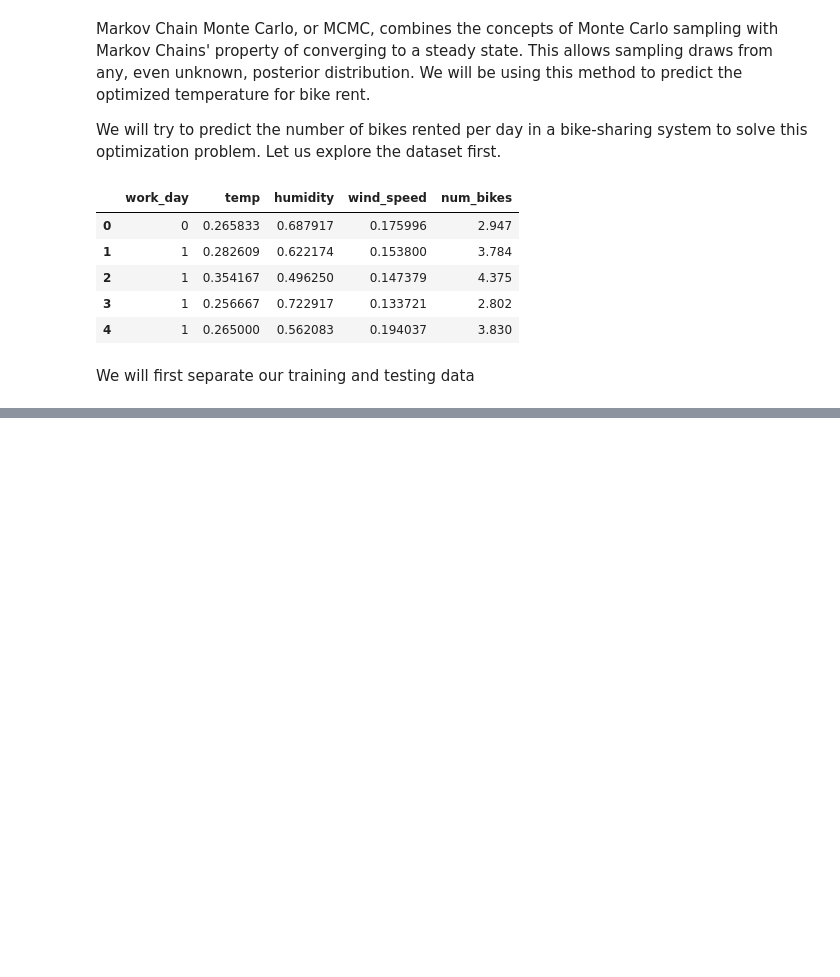
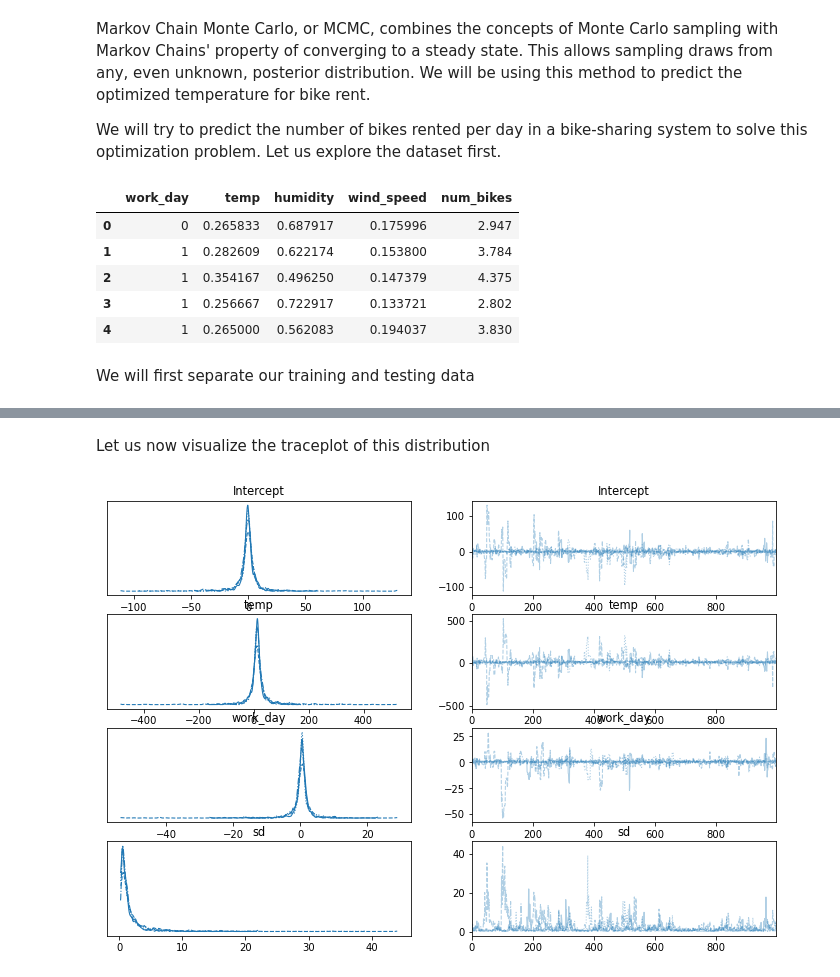
Before and after one commit to syednayeemridwan/data-science-projects, a Jupyter notebook: MCMC for Optimized profit/simulation - final - Copy.ipynb, the cells around one changed output, grey strips where cells are left out. Saved outputs shown, nothing was run; the diff lists cells and outputs as text; code cells hidden in the pictures; blank space fills up the shorter version.

```diff
--- a/MCMC for Optimized profit/simulation - final - Copy.ipynb
+++ b/MCMC for Optimized profit/simulation - final - Copy.ipynb
@@ -28,0 +33,11 @@ bikes_train = bikes.iloc[:-5]
+# %%
+import pymc3 as pm
+formula = "num_bikes ~ temp + work_day"
+
+with pm.Model() as model_1:
+    # pm.GLM.from_formula(formula, data=bikes)
+    # trace_1 = pm.sample(draws=1000, tune=500)
+    pm.GLM.from_formula(formula, data=bikes_train, family=pm.glm.families.Normal())
+
+    # Increase the number of tuning steps and draw more samples
+    trace_1 = pm.sample(draws=1000, tune=10000, target_accept=0.99,  return_inferencedata=True)
@@ -28,0 +64,12 @@ bikes_train = bikes.iloc[:-5]
+# %% [markdown]
+Let us now visualize the traceplot of this distribution
+# %%
+# Import pymc3
+import pymc3 as pm
+import matplotlib.pyplot as plt
+
+# Draw a trace plot of trace_1
+pm.traceplot(trace_1)
+plt.show()
+# %% [output]
+[figure, added]
```
Also changed, not shown: parts of 15 cells of this notebook.
